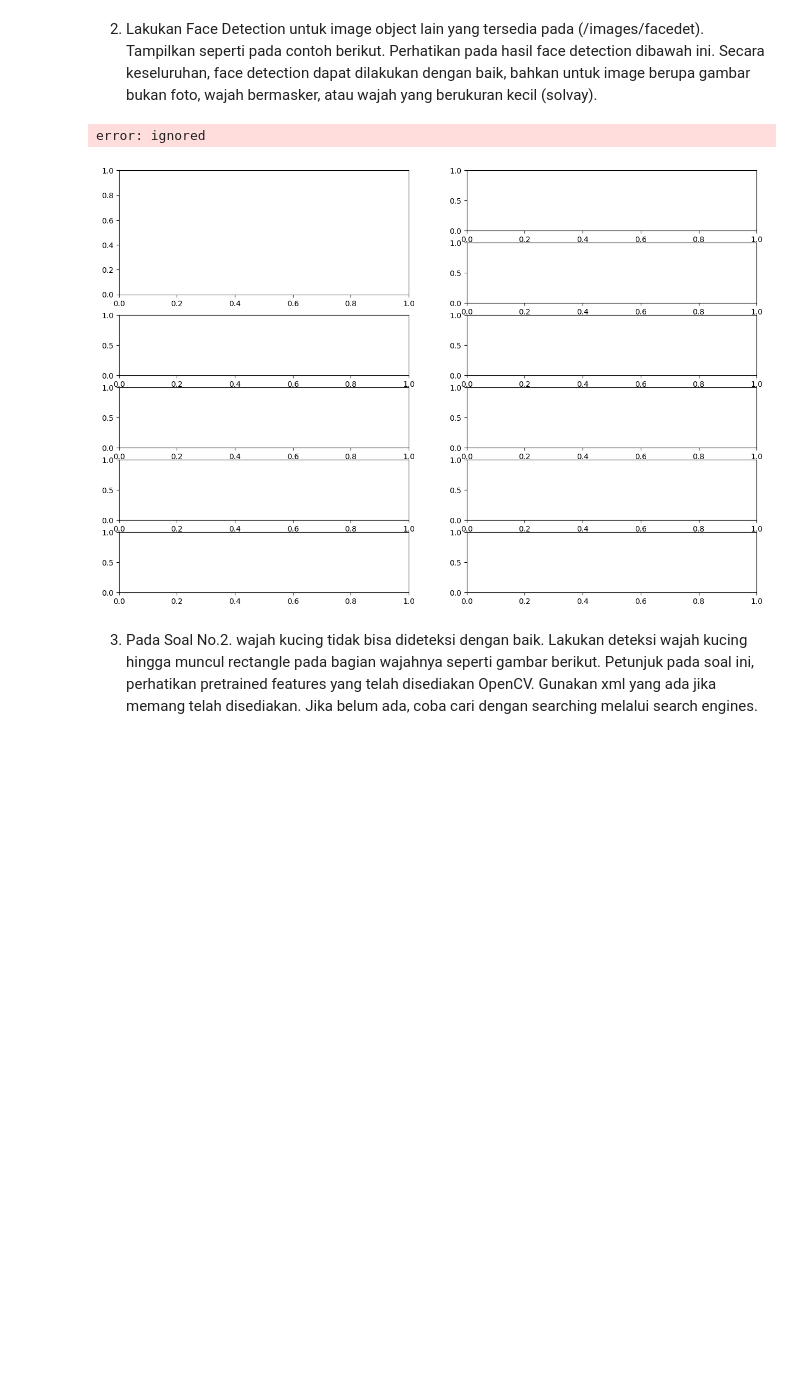
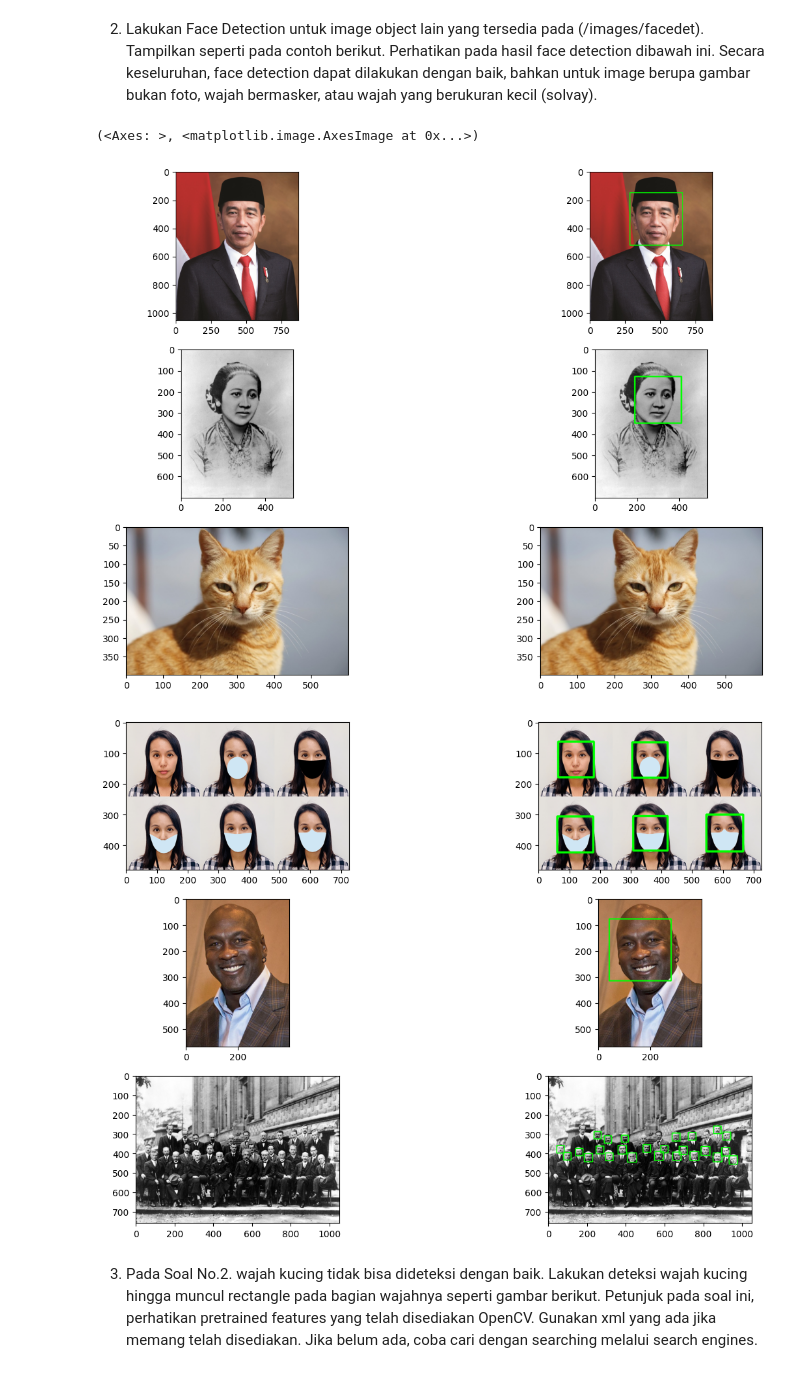
Before and after one commit to Afvanie/PCVK_Genap_2023, a Jupyter notebook: week12.ipynb, the cells around one changed output. Saved outputs shown, nothing was run; the diff lists cells and outputs as text; code cells hidden in the pictures; blank space fills up the shorter version.

```diff
--- a/week12.ipynb
+++ b/week12.ipynb
@@ -52,7 +52,7 @@ test_image12 = cv2.imread('/content/drive/MyDrive/PCVK/images/facedet/solvayconf
 def convertToRGB(image):
     return cv2.cvtColor(image, cv2.COLOR_BGR2RGB)
 
-faceCascade=cv2.CascadeClassifier(cv2.data.haarcascades + "haarcascade_frontalface_default.xml")
+faceCascade=cv2.CascadeClassifier(cv2.data.haarcascades + "haarcascade_frontalface_alt.xml")
 
 faces_rects = faceCascade.detectMultiScale(test_image1, scaleFactor = 1.2, minNeighbors = 5);
 for (x,y,w,h) in faces_rects:
@@ -77,35 +77,36 @@ for (x,y,w,h) in faces_rects:
 faces_rects = faceCascade.detectMultiScale(test_image10, scaleFactor = 1.2, minNeighbors = 5);
 for (x,y,w,h) in faces_rects:
      cv2.rectangle(test_image10, (x, y), (x+w, y+h), (0, 255, 0), 3)
 
 
 faces_rects = faceCascade.detectMultiScale(test_image12, scaleFactor = 1.2, minNeighbors = 5);
 for (x,y,w,h) in faces_rects:
      cv2.rectangle(test_image12, (x, y), (x+w, y+h), (0, 255, 0), 3)
 
 
 f, axarr = plt. subplots(6,2,figsize=(15,10))
 plt.subplot(321),plt.imshow(convertToRGB(test_image2))
 plt.subplot(322),plt.imshow(convertToRGB(test_image1))
 
 plt.subplot(323),plt.imshow(convertToRGB(test_image3))
 plt.subplot(324),plt.imshow(convertToRGB(test_image4))
 
 plt.subplot(325),plt.imshow(convertToRGB(test_image5))
 plt.subplot(326),plt.imshow(convertToRGB(test_image6))
 
 f, axarr = plt. subplots(6,2,figsize=(15,10))
 plt.subplot(321),plt.imshow(convertToRGB(test_image7))
 plt.subplot(322),plt.imshow(convertToRGB(test_image8))
 
 plt.subplot(323),plt.imshow(convertToRGB(test_image9))
 plt.subplot(324),plt.imshow(convertToRGB(test_image10))
 
 plt.subplot(325),plt.imshow(convertToRGB(test_image11))
 plt.subplot(326),plt.imshow(convertToRGB(test_image12))
 # %% [output]
-error: ignored
+(<Axes: >, <matplotlib.image.AxesImage at 0x...>)
-[figure, old version]
+[figure, new version]
+[figure, added]
 # %% [markdown]
 3. Pada Soal No.2. wajah kucing tidak bisa dideteksi dengan baik. Lakukan deteksi wajah
 kucing hingga muncul rectangle pada bagian wajahnya seperti gambar berikut.
```
Also changed, not shown: parts of 2 cells of this notebook.
